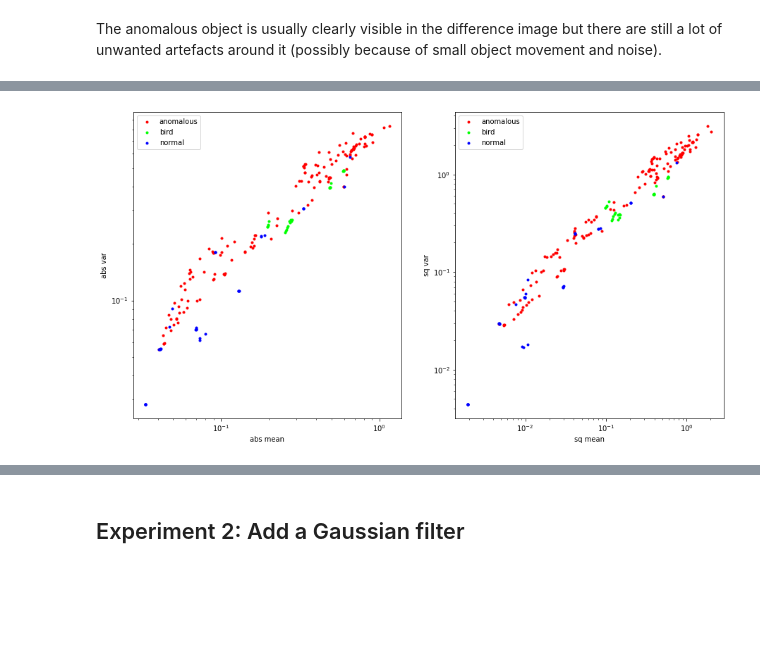
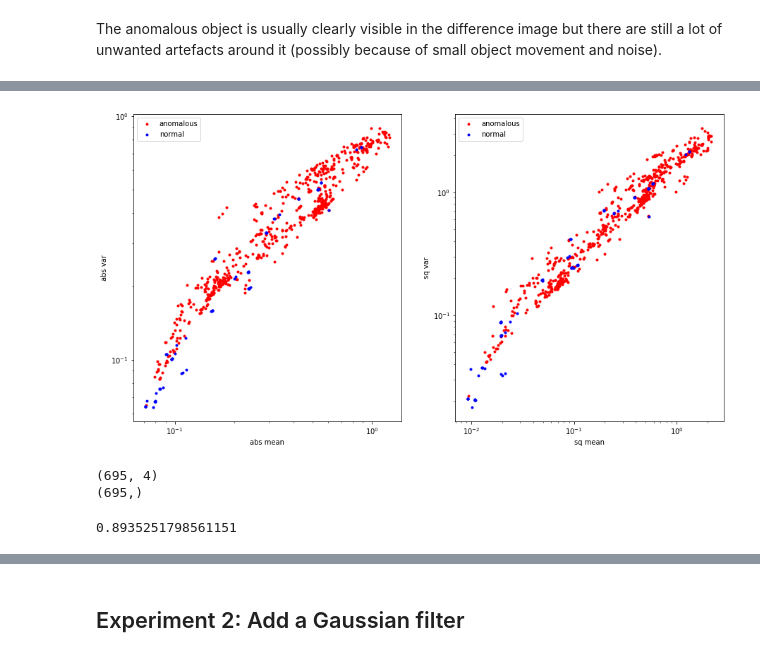
Before and after one commit to kleincode/camera-trap-anomaly-detection, a Jupyter notebook: approach1a_basic_frame_differencing.ipynb, the cells around one changed output, grey strips where cells are left out. Cells and saved outputs as stored; diff of their text form; code cells hidden in the pictures; blank space fills up the shorter version.

```diff
--- a/approach1a_basic_frame_differencing.ipynb
+++ b/approach1a_basic_frame_differencing.ipynb
@@ -19,19 +19,18 @@ M and L are both grayscale.
 %autoreload 2
 
 from tqdm.notebook import tqdm
-import os
-from datetime import datetime
 import matplotlib.pyplot as plt
 import numpy as np
+from sklearn.linear_model import LogisticRegression
+from tqdm import tqdm
 
+from py.PlotUtils import plot_roc_curve
 from py.Dataset import Dataset
-from py.DatasetStatistics import DatasetStatistics
-from py.Session import Session, MotionImage, LapseImage
-from py.FileUtils import list_folders, list_jpegs_recursive
+from py.Session import MotionImage
 from py.ImageUtils import display_images
+from py.Labels import LABELS
 
-DIR = '/home/AMMOD_data/camera_traps/BayerWald/Vielkadaver-Projekt/' # dataset directory
-SCALE = 0.2 # scaling factor for all images
+DIR = './ResizedSessions_NoBackup' # dataset directory
 
 ds = Dataset(DIR)
 session = ds.create_session("beaver_01")
@@ -63,8 +64,8 @@ class FrameDiffClassifier(AbstractImageClassifier):
     def evaluate(self, motion_img: MotionImage, display=False):
         before_img, after_img, rel = motion_img.get_closest_lapse_images()
         comp_img = before_img if rel <= 0.5 else after_img
-        motion_arr = motion_img.read(scale=SCALE, gray=True)
-        comp_arr = comp_img.read(scale=SCALE, gray=True)
+        motion_arr = motion_img.read(gray=True)
+        comp_arr = comp_img.read(gray=True)
 
         # comp_arr, motion_arr = normalize(comp_arr, motion_arr)
         comp_arr, motion_arr = normalize_img(comp_arr), normalize_img(motion_arr)
@@ -135,20 +96,53 @@ normal_scores, anomalous_scores, bird_scores = generate_test_scores(classifier)
+# %%
+def generate_test_scores(classifier):
+    normal_scores = []
+    anomalous_scores = []
+
+    for img in tqdm(list(session.generate_motion_images())):
+        score = classifier.evaluate(img)
+        if int(img.filename[10:-4]) in LABELS[session.name]["normal"]:
+            normal_scores.append(score)
+        else:
+            anomalous_scores.append(score)
+    return normal_scores, anomalous_scores
+
+
+classifier = FrameDiffClassifier()
+normal_scores, anomalous_scores = generate_test_scores(classifier)
 # %%
-def plot(i1, i2, normal_scores, anomalous_scores, bird_scores, scale="log"):
+def plot(i1, i2, normal_scores, anomalous_scores, scale="log"):
     titles = ["abs mean", "abs var", "sq mean", "sq var"]
     plt.scatter([ar[i1] for ar in anomalous_scores], [ar[i2] for ar in anomalous_scores], color="red", label="anomalous", marker=".")
-    plt.scatter([ar[i1] for ar in bird_scores], [ar[i2] for ar in bird_scores], color="lime", label="bird", marker=".")
     plt.scatter([ar[i1] for ar in normal_scores], [ar[i2] for ar in normal_scores], color="blue", label="normal", marker=".")
     plt.xlabel(titles[i1])
     plt.ylabel(titles[i2])
     plt.xscale(scale)
     plt.yscale(scale)
     plt.legend()
 
 plt.figure(figsize=(15, 8))
 plt.subplot(1, 2, 1)
-plot(0, 1, normal_scores, anomalous_scores, bird_scores)
+plot(0, 1, normal_scores, anomalous_scores)
 plt.subplot(1, 2, 2)
-plot(2, 3, normal_scores, anomalous_scores, bird_scores)
+plot(2, 3, normal_scores, anomalous_scores)
 plt.show()
 # %% [output]
-[figure, old version]
+[figure, new version]
+# %%
+y_anom = np.array(anomalous_scores)
+assert y_anom.shape[1] == 4
+
+y_norm = np.array(normal_scores)
+assert y_norm.shape[1] == 4
+
+X = np.concatenate([y_norm, y_anom])
+print(X.shape)
+y = np.concatenate([-np.ones((y_norm.shape[0])), np.ones((y_anom.shape[0]))])
+print(y.shape)
+
+clf = LogisticRegression().fit(X, y)
+clf.score(X, y)
+# %% [output]
+(695, 4)
+(695,)
+0.8935251798561151
```
Also changed, not shown: parts of 11 cells of this notebook, 52 other files.
